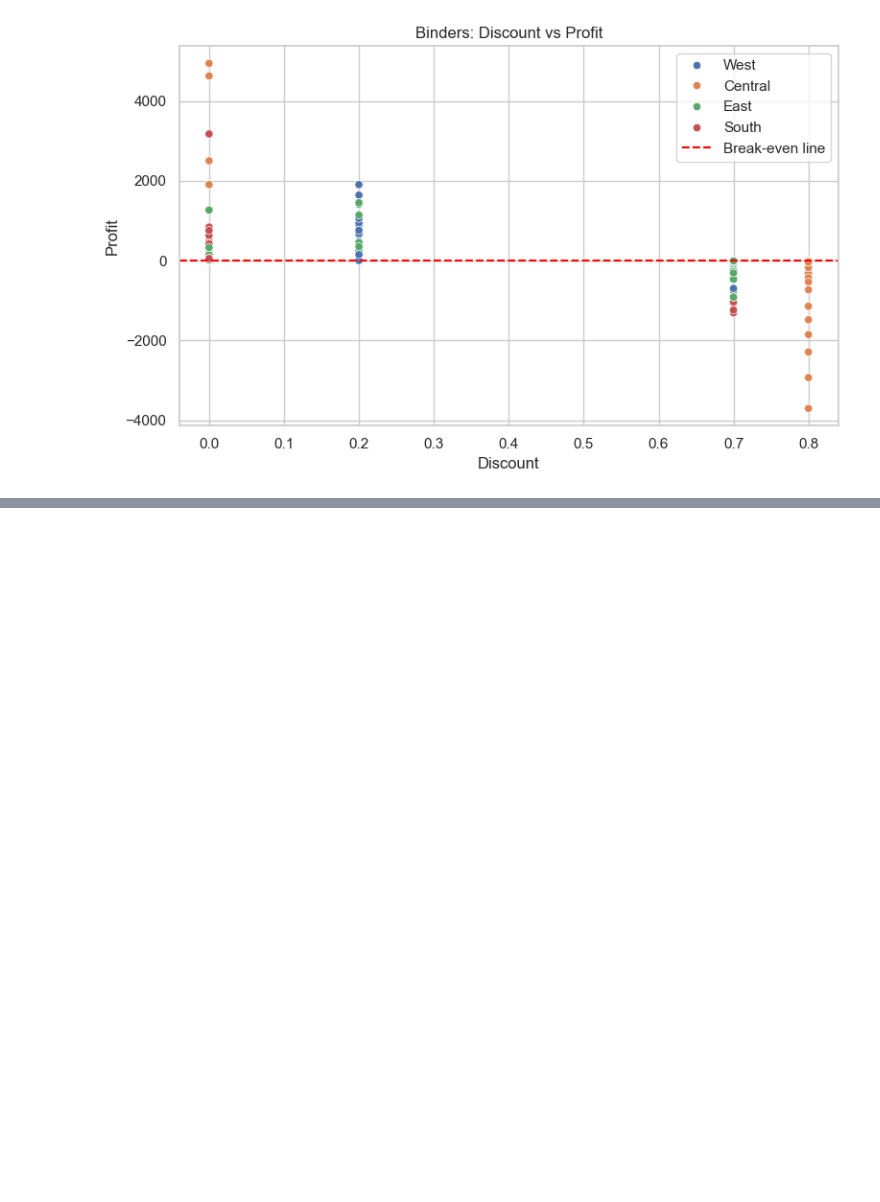
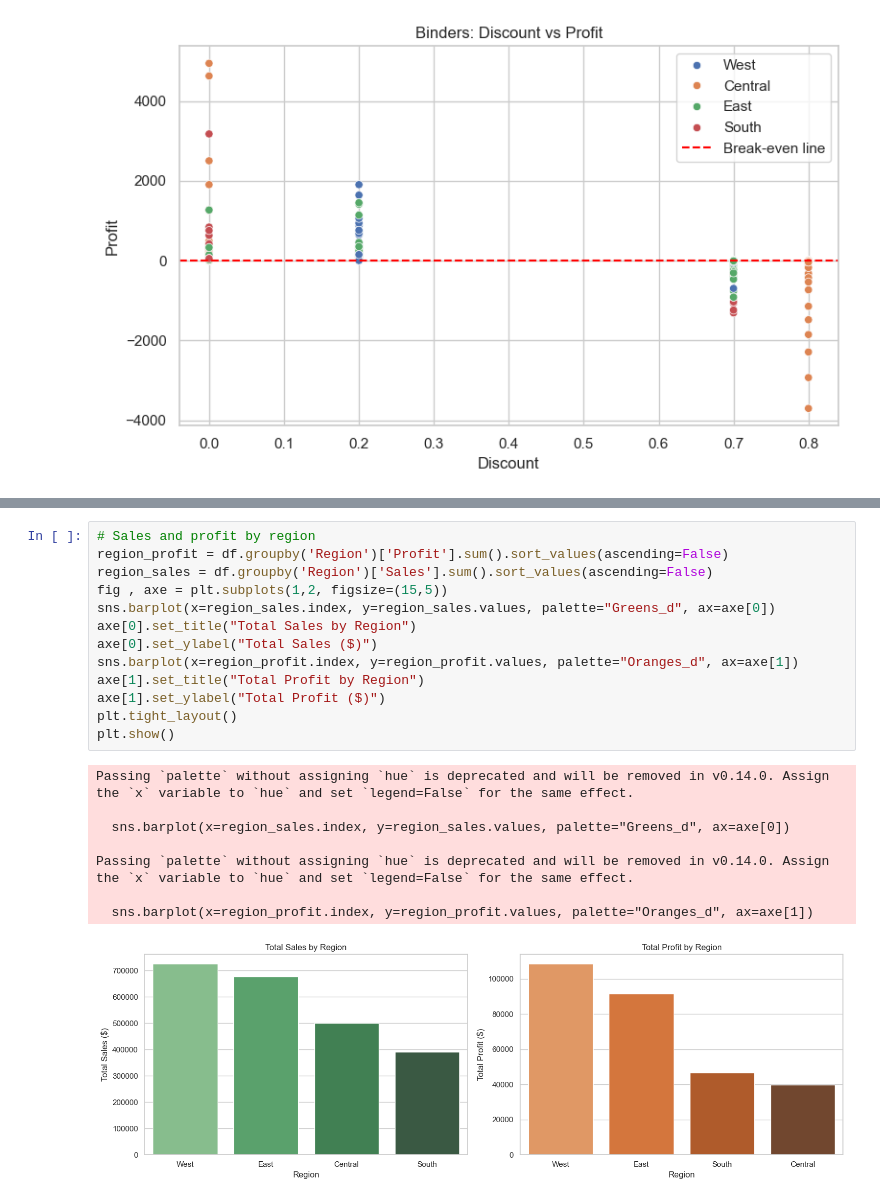
Before and after one commit to pasmala2004/sales-analytics-project, a Jupyter notebook: notebook/01_data_exploration.ipynb, the cells around one changed output, grey strips where cells are left out. Saved outputs shown, nothing was run; the diff lists cells and outputs as text; blank space fills up the shorter version.

```diff
--- a/notebook/01_data_exploration.ipynb
+++ b/notebook/01_data_exploration.ipynb
@@ -146,0 +182,22 @@ plt.show()
+# %%
+# Sales and profit by region
+region_profit = df.groupby('Region')['Profit'].sum().sort_values(ascending=False)
+region_sales = df.groupby('Region')['Sales'].sum().sort_values(ascending=False)
+fig , axe = plt.subplots(1,2, figsize=(15,5))
+sns.barplot(x=region_sales.index, y=region_sales.values, palette="Greens_d", ax=axe[0])
+axe[0].set_title("Total Sales by Region")
+axe[0].set_ylabel("Total Sales ($)")
+sns.barplot(x=region_profit.index, y=region_profit.values, palette="Oranges_d", ax=axe[1])
+axe[1].set_title("Total Profit by Region")
+axe[1].set_ylabel("Total Profit ($)")
+plt.tight_layout()
+plt.show()
+# %% [output]
+Passing `palette` without assigning `hue` is deprecated and will be removed in v0.14.0. Assign the `x` variable to `hue` and set `legend=False` for the same effect.
+
+  sns.barplot(x=region_sales.index, y=region_sales.values, palette="Greens_d", ax=axe[0])
+
+Passing `palette` without assigning `hue` is deprecated and will be removed in v0.14.0. Assign the `x` variable to `hue` and set `legend=False` for the same effect.
+
+  sns.barplot(x=region_profit.index, y=region_profit.values, palette="Oranges_d", ax=axe[1])
+[figure, added]
```
Also changed, not shown: parts of 8 cells of this notebook, 1 other file.
